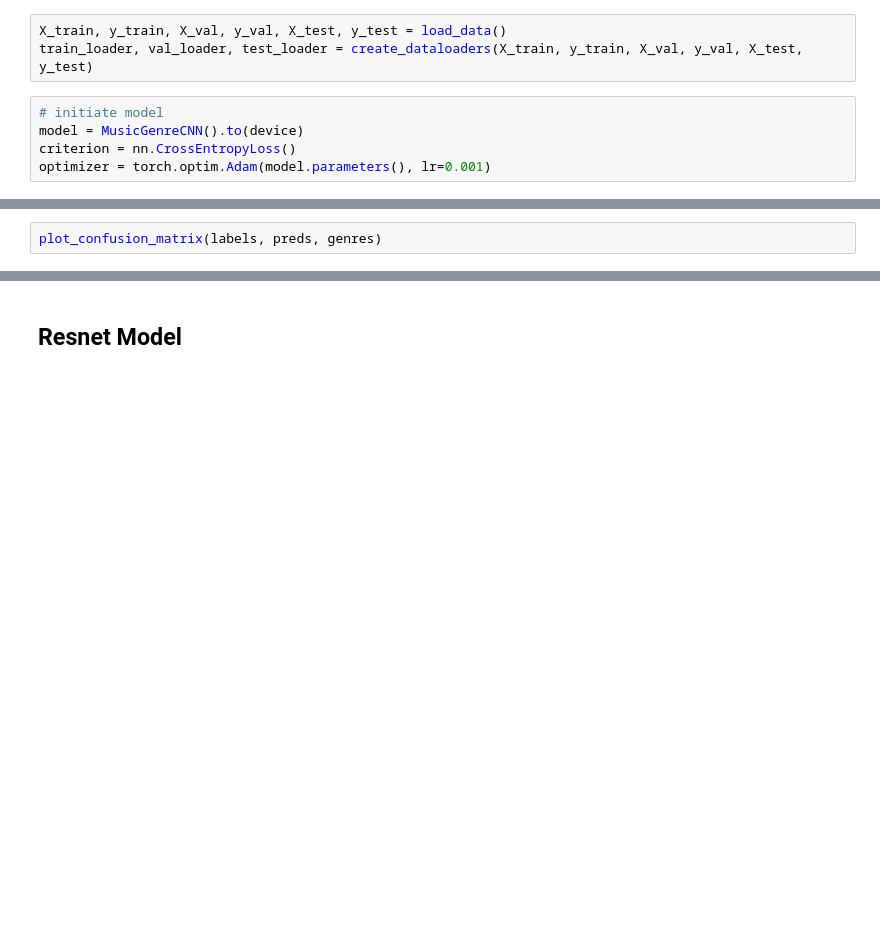
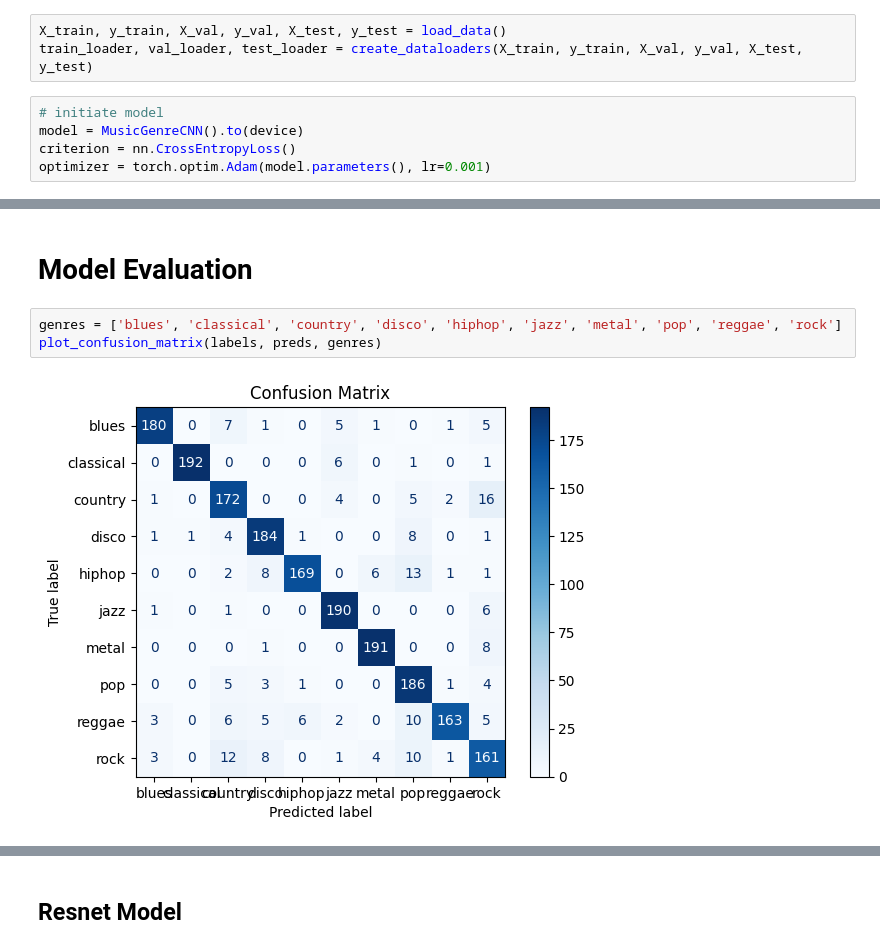
Before and after one commit to Heban-7/audio-classification, a Jupyter notebook: notebook/cnn_model_training.ipynb, the cells around one changed output, grey strips where cells are left out. Saved outputs shown, nothing was run; the diff lists cells and outputs as text; blank space fills up the shorter version.

Commit message:
Model Training

```diff
--- a/notebook/cnn_model_training.ipynb
+++ b/notebook/cnn_model_training.ipynb
@@ -41,4 +42,9 @@ Epoch 15/50, Train Loss: 0.8197, Train Acc: 0.7203, Val Loss: 0.7508, Val Acc: 0
+# %% [markdown]
+# Model Evaluation
 # %%
+genres = ['blues', 'classical', 'country', 'disco', 'hiphop', 'jazz', 'metal', 'pop', 'reggae', 'rock']
 plot_confusion_matrix(labels, preds, genres)
+# %% [output]
+[figure, added]
 # %%
 plot_training_curves(train_losses, val_losses, train_accs, val_accs)
```
Also changed, not shown: parts of 15 cells of this notebook, 4 other files.
